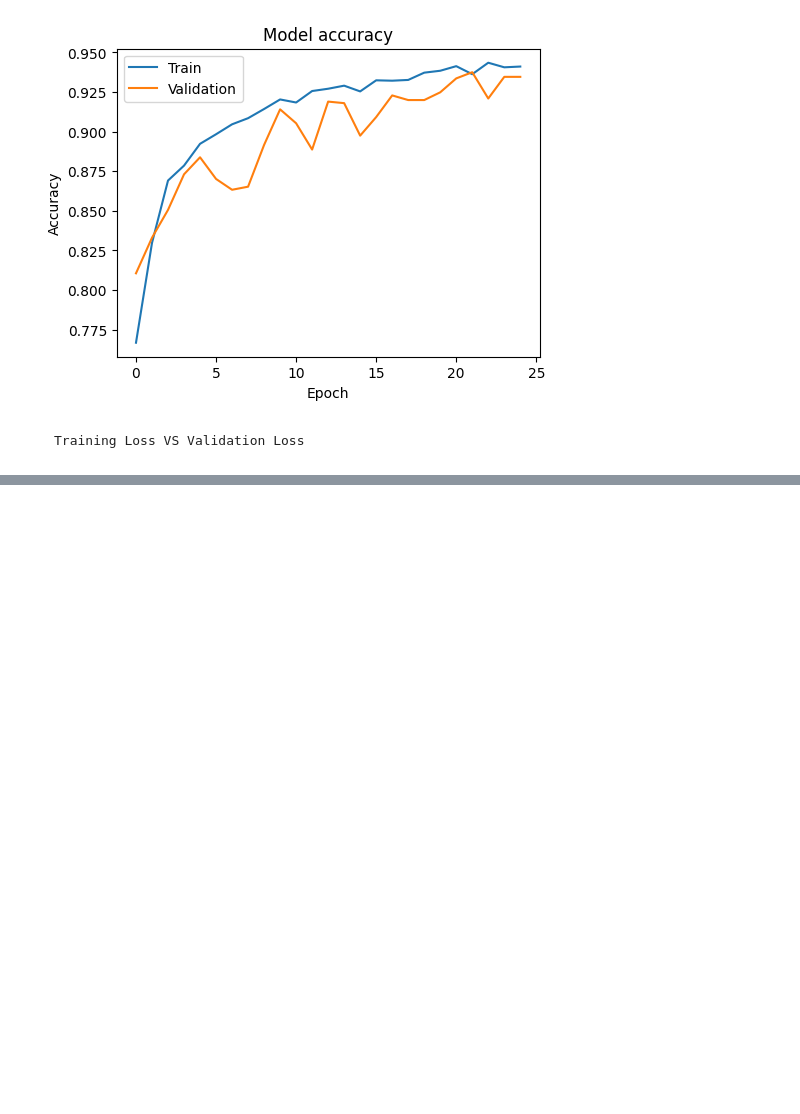
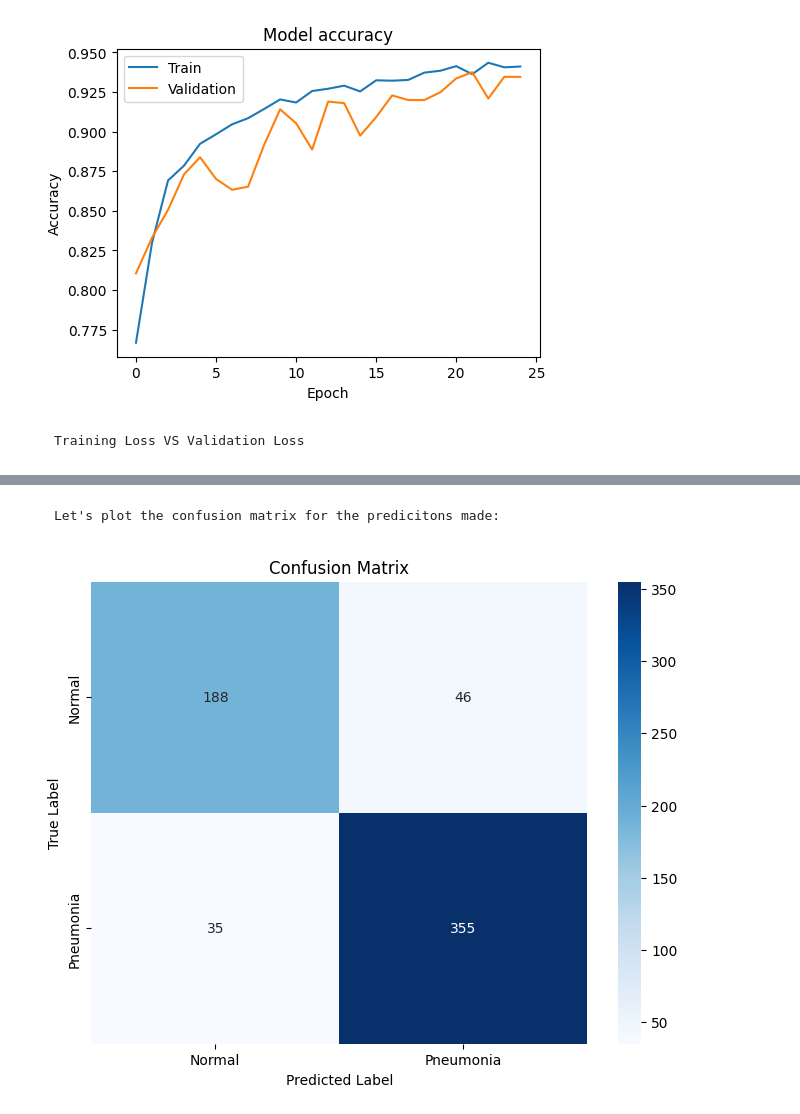
Before and after one commit to Khurdhula-Harshavardhan/Pneumonia-Diagnosis-Using-AI, a Jupyter notebook: notebooks/CNN.ipynb, the cells around one changed output, grey strips where cells are left out. Saved outputs shown, nothing was run; the diff lists cells and outputs as text; code cells hidden in the pictures; blank space fills up the shorter version.

```diff
--- a/notebooks/CNN.ipynb
+++ b/notebooks/CNN.ipynb
@@ -146,0 +163,5 @@ plt.legend(['Train', 'Validation'], loc='upper left')
+# %%
+test_steps_per_epoch = np.math.ceil(test_generator.samples / test_generator.batch_size)
+predictions = model.predict(test_generator, steps=test_steps_per_epoch)
+predicted_classes = np.where(predictions > 0.75, 1, 0).reshape(-1)
+true_classes = test_generator.classes
@@ -146,0 +182,12 @@ plt.legend(['Train', 'Validation'], loc='upper left')
+# %% [markdown]
+    Let's plot the confusion matrix for the predicitons made:
+# %%
+cm = confusion_matrix(true_classes, predicted_classes)
+plt.figure(figsize=(8, 6))
+sns.heatmap(cm, annot=True, fmt='d', cmap='Blues', xticklabels=['Normal', 'Pneumonia'], yticklabels=['Normal', 'Pneumonia'])
+plt.title('Confusion Matrix')
+plt.ylabel('True Label')
+plt.xlabel('Predicted Label')
+plt.show()
+# %% [output]
+[figure, added]
```
Also changed, not shown: parts of 7 cells of this notebook.
